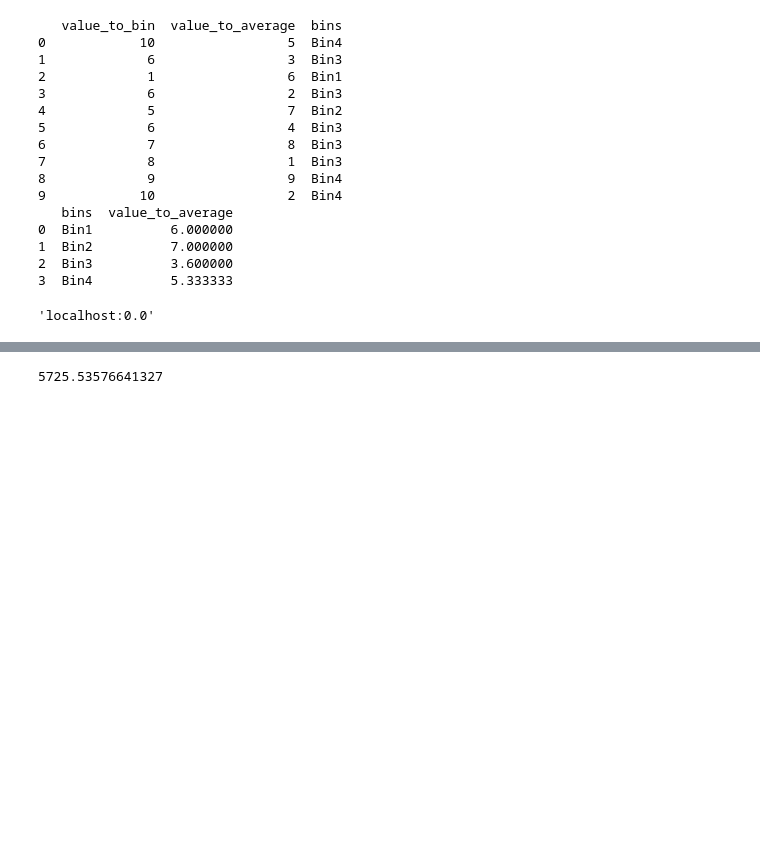
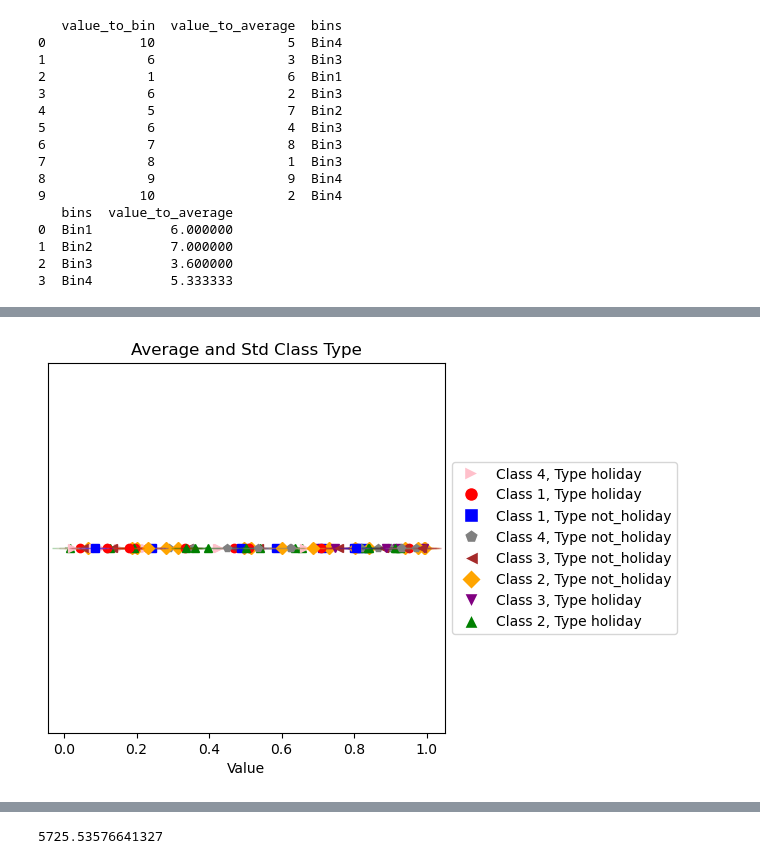
Before and after one commit to physycom/city-pro, a Jupyter notebook: python/work_mdt/script/AnalysisMdt/AnalysisNetwork1Day.ipynb, the cells around one changed output, grey strips where cells are left out. Drawn from its saved outputs; the diff is of its cells as text; code cells hidden in the pictures; blank space fills up the shorter version.

```diff
--- a/python/work_mdt/script/AnalysisMdt/AnalysisNetwork1Day.ipynb
+++ b/python/work_mdt/script/AnalysisMdt/AnalysisNetwork1Day.ipynb
@@ -42,8 +42,76 @@ print(result)
 1  Bin2          7.000000
 2  Bin3          3.600000
 3  Bin4          5.333333
-# %%
-import os
-os.environ["DISPLAY"]
-# %% [output]
-'localhost:0.0'
+# %%
+import matplotlib.pyplot as plt
+import numpy as np
+from matplotlib.lines import Line2D
+
+# Example data
+N = 100  # Number of points
+Avareges = np.random.rand(N)  # Random average values
+std_devs = np.random.rand(N) * 0.01  # Random standard deviations
+classes = np.random.randint(1, 5, size=N)  # Random classes between 1 and 4
+Types = ["holiday","not_holiday"]
+types = np.random.choice(Types, N)
+PossibleShapes = ['o', 's', '^', 'D', 'v', '<', '>', 'p', 'P', '*', 'X']
+PossibleColors = ['red', 'blue', 'green', 'orange', 'purple', 'brown', 'pink', 'gray', 'olive', 'cyan', 'black']
+Classes = [1, 2, 3, 4]
+Class2Type2Colors = {Class: {Type:"" for Type in Types} for Class in Classes}
+Class2Type2Shapes = {Class: {Type:"" for Type in Types} for Class in Classes}
+count = 0
+for cl in range(len(Classes)):
+    Class = Classes[cl]
+    for t in range(len(Types)):
+        Type = Types[t]
+        Class2Type2Shapes[Class][Type] = PossibleShapes[count]
+        Class2Type2Colors[Class][Type] = PossibleColors[count]
+        count += 1
+print(Class2Type2Colors)
+# Define colors for each class
+
+# Plotting
+def PlotIntervals(Avareges, std_devs, classes, types,Class2Type2Colors,Class2Type2Shapes,Title):
+    """
+        Input:
+            Averages: List of average values
+            std_devs: List of standard deviations
+            classes: List of classes
+            NOTE: They could be 3 different columns of a dataframe (they must hold the same length)
+
+    """
+    assert len(Avareges) == len(std_devs) == len(classes), 'The input lists must have the same length'
+    legend = []
+    legend_entries = set()
+    fig, ax = plt.subplots()
+    for point, std_dev, cls,type in zip(Avareges, std_devs, classes,types):
+        color = Class2Type2Colors[cls][str(type)]
+        shape = Class2Type2Shapes[cls][str(type)]
+        # Plot point
+        ax.plot(point, 0, shape, color=color)
+        class_type_identifier = (cls, str(type))
+        print("Point: ",round(point,2)," StdDev: ",round(std_dev,2)," Class:",cls," type: ",type," Color: ",color," Shape: ",shape," Identifier: ",class_type_identifier)
+        if class_type_identifier not in legend_entries:
+            legend.append(Line2D([0], [0], marker=shape, color='w', markerfacecolor=color, markersize=10, label=f"Class {cls}, Type {type}"))
+            legend_entries.add(class_type_identifier)
+            TemporaryAddLegend = True
+
+        # Plot interval
+        ax.plot([point - std_dev, point + std_dev], [0, 0], color=color, marker='_', markersize=20, alpha = 0.3)
+    # Customize the plot
+    ax.set_yticks([])  # Hide y-axis
+    ax.set_xlabel('Value')
+#    legend_ = plt.legend(legend)
+#    frame = legend_.get_frame()
+#    frame.set_facecolor('white')
+    plt.title(Title)
+    box = ax.get_position()
+    ax.set_position([box.x0, box.y0, box.width * 0.8, box.height])  # Resize plot to make space for the legend
+    print(legend)
+    ax.legend(handles = legend,loc='center left', bbox_to_anchor=(1, 0.5))  # Place legend outside the plot
+
+    # Show plot
+    plt.show()
+
+PlotIntervals(Avareges, std_devs, classes, types,Class2Type2Colors,Class2Type2Shapes,"Average and Std Class Type")
+# %% [output]
@@ -49,0 +135 @@ os.environ["DISPLAY"]
+[figure, added]
```
Also changed, not shown: parts of 4 cells of this notebook, 6 other files.
